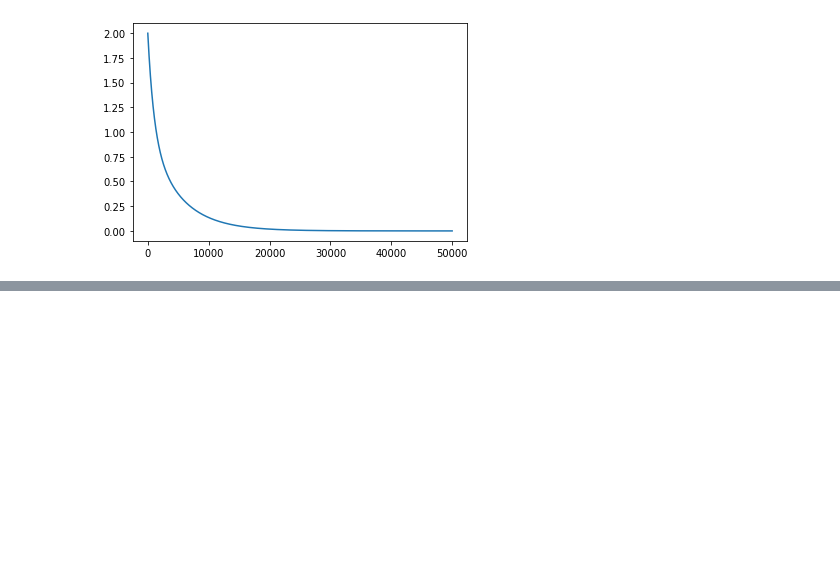
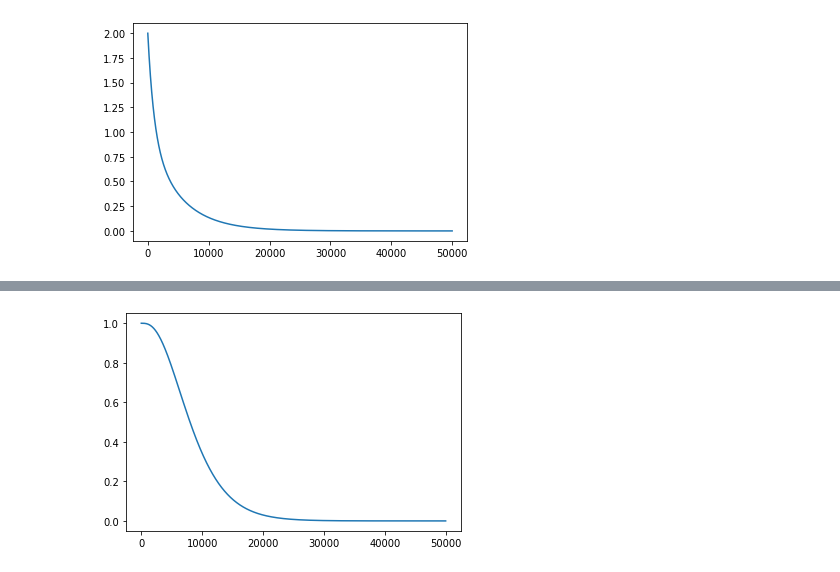
Before and after one commit to KaluginaMarina/FourthYearOfItmo, a Jupyter notebook: reliability-theory/lab1/lab1.ipynb, the cells around one changed output, grey strips where cells are left out. Cells and saved outputs as stored; diff of their text form; code cells hidden in the pictures; blank space fills up the shorter version.

```diff
--- a/reliability-theory/lab1/lab1.ipynb
+++ b/reliability-theory/lab1/lab1.ipynb
@@ -89,0 +131,7 @@ plt.show()
+# %%
+x1 = np.arange(t1, t2, 0.1)
+y1 = p(x1) * (1 - ( 1 - p(x1) )**4)**2 + (1 - p(x1)) * (( (1 - ( 1 - p(x1) )**2 )** 2 )) ** 2
+plt.plot(x1, y1)
+plt.show()
+# %% [output]
+[figure, added]
```
Also changed, not shown: parts of 4 cells of this notebook, 9 other files.
